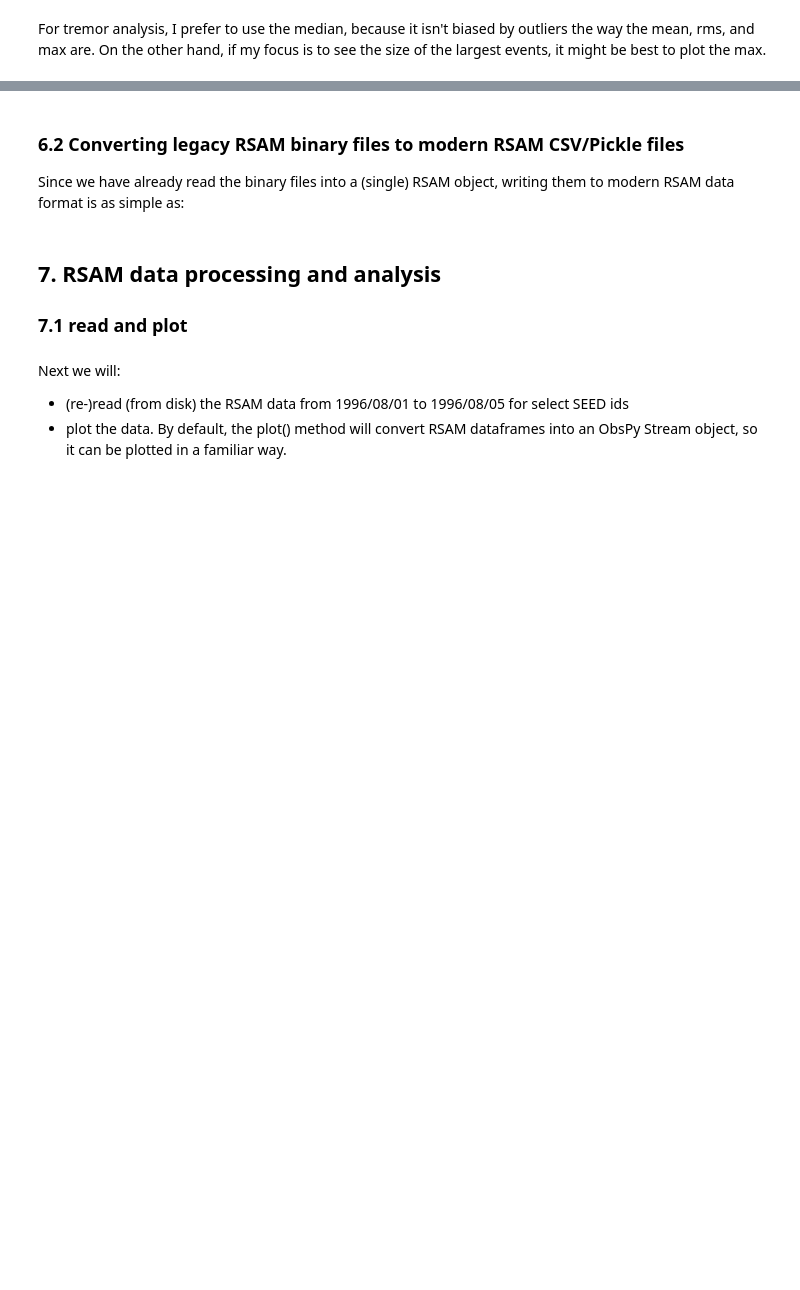
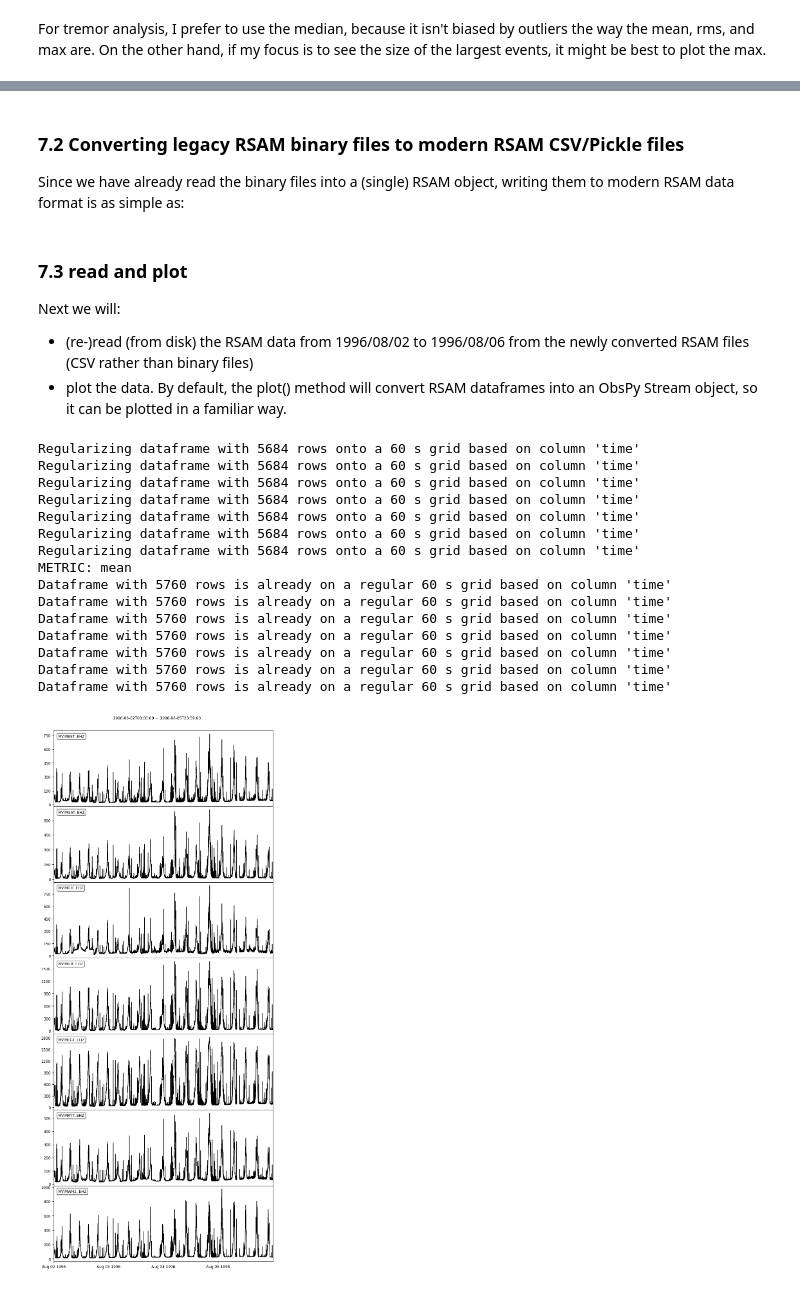
Before and after one commit to gthompson/CompSciS26, a Jupyter notebook: week10/120_RSAM_MVO.ipynb, the cells around one changed output, grey strips where cells are left out. Cells and saved outputs as stored; diff of their text form; code cells hidden in the pictures; blank space fills up the shorter version.

Commit message:
RSAM notebooks definitely working with flovopy!

```diff
--- a/week10/120_RSAM_MVO.ipynb
+++ b/week10/120_RSAM_MVO.ipynb
@@ -407,19 +627,35 @@ legacyObj.plot()
 # %% [markdown]
-### 6.2 Converting legacy RSAM binary files to modern RSAM CSV/Pickle files
+### 7.2 Converting legacy RSAM binary files to modern RSAM CSV/Pickle files
 Since we have already read the binary files into a (single) RSAM object, writing them to modern RSAM data format is as simple as:
 # %%
 legacyObj.write(str(SAM_DIR), ext='csv')
 # %% [markdown]
-## 7. RSAM data processing and analysis
-
-### 7.1 read and plot
+### 7.3 read and plot
+Next we will:
+- (re-)read (from disk) the RSAM data from 1996/08/02 to 1996/08/06 from the newly converted RSAM files (CSV rather than binary files)
+- plot the data. By default, the plot() method will convert RSAM dataframes into an ObsPy Stream object, so it can be plotted in a familiar way.
-# %% [markdown]
-Next we will:
-- (re-)read (from disk) the RSAM data from 1996/08/01 to 1996/08/05 for select SEED ids
-- plot the data. By default, the plot() method will convert RSAM dataframes into an ObsPy Stream object, so it can be plotted in a familiar way.
 # %%
+stations = ['MBET', 'MGAT', 'MGH', 'MHR', 'MLGT', 'MRYT', 'MWH2']
+trace_ids = [f'MV.{sta}..EHZ' for sta in stations]
 startt = UTCDateTime(1996,8,2)
 endt = UTCDateTime(1996,8,6)
-rsamObj = RSAM.read(startt, endt, SAM_DIR=str(SAM_DIR), ext='csv')
+rsamObj = RSAM.read(startt, endt, SAM_DIR=str(SAM_DIR), ext='csv', trace_ids=trace_ids)
 rsamObj.plot()
+# %% [output]
+Regularizing dataframe with 5684 rows onto a 60 s grid based on column 'time'
+Regularizing dataframe with 5684 rows onto a 60 s grid based on column 'time'
+Regularizing dataframe with 5684 rows onto a 60 s grid based on column 'time'
+Regularizing dataframe with 5684 rows onto a 60 s grid based on column 'time'
+Regularizing dataframe with 5684 rows onto a 60 s grid based on column 'time'
+Regularizing dataframe with 5684 rows onto a 60 s grid based on column 'time'
+Regularizing dataframe with 5684 rows onto a 60 s grid based on column 'time'
+METRIC: mean
+Dataframe with 5760 rows is already on a regular 60 s grid based on column 'time'
+Dataframe with 5760 rows is already on a regular 60 s grid based on column 'time'
+Dataframe with 5760 rows is already on a regular 60 s grid based on column 'time'
+Dataframe with 5760 rows is already on a regular 60 s grid based on column 'time'
+Dataframe with 5760 rows is already on a regular 60 s grid based on column 'time'
+Dataframe with 5760 rows is already on a regular 60 s grid based on column 'time'
+Dataframe with 5760 rows is already on a regular 60 s grid based on column 'time'
+[figure, added]
 # %% [markdown]
```
Also changed, not shown: parts of 34 cells of this notebook, 2 other files.
